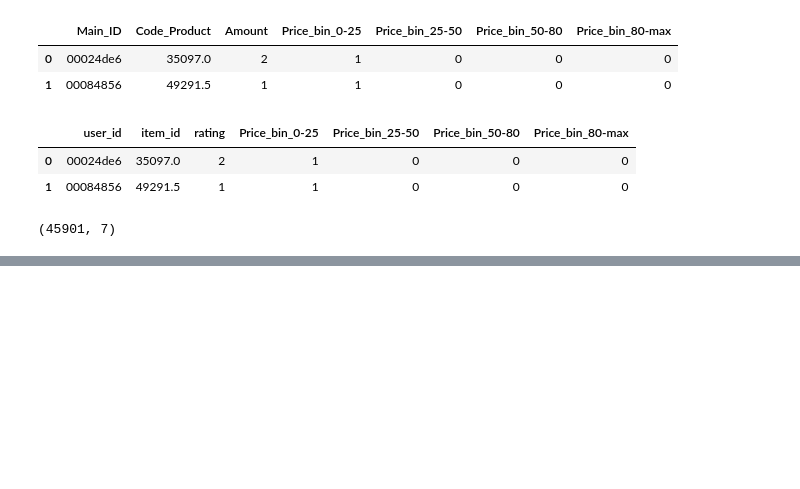
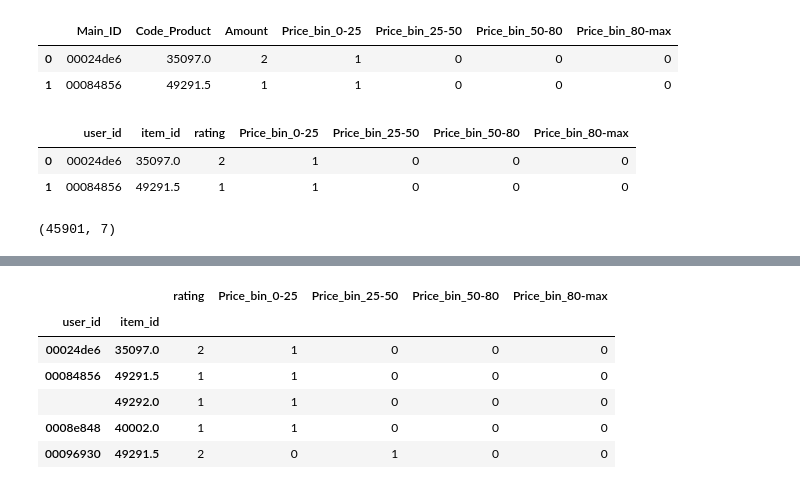
Before and after one commit to Folongton/Recommendation_Engine, a Jupyter notebook: Recommendation_System.ipynb, the cells around one changed output, grey strips where cells are left out. Saved outputs shown, nothing was run; the diff lists cells and outputs as text; code cells hidden in the pictures; blank space fills up the shorter version.

```diff
--- a/Recommendation_System.ipynb
+++ b/Recommendation_System.ipynb
@@ -235,0 +253,13 @@ df_simple_rep_w_price.shape
+# %%
+df_simple_rep_w_price.index = pd.MultiIndex.from_arrays([df_simple_rep_w_price['user_id'],
+                                                        df_simple_rep_w_price['item_id']] )
+df_SRWP_ready = df_simple_rep_w_price.drop(columns=['user_id','item_id'])
+df_SRWP_ready.head()
+# %% [output]
+|  |  | rating | Price_bin_0-25 | Price_bin_25-50 | Price_bin_50-80 | Price_bin_80-max |
+| user_id | item_id |  |  |  |  |  |
+| 00024de6 | 35097.0 | 2 | 1 | 0 | 0 | 0 |
+| 00084856 | 49291.5 | 1 | 1 | 0 | 0 | 0 |
+|  | 49292.0 | 1 | 1 | 0 | 0 | 0 |
+| 0008e848 | 40002.0 | 1 | 1 | 0 | 0 | 0 |
+| 00096930 | 49291.5 | 2 | 0 | 1 | 0 | 0 |
```
Also changed, not shown: parts of 19 cells of this notebook.
